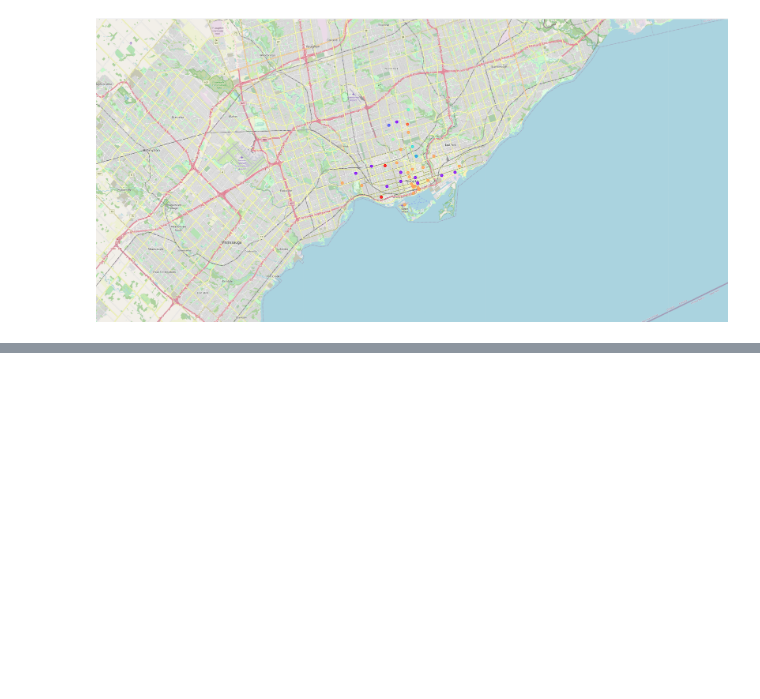
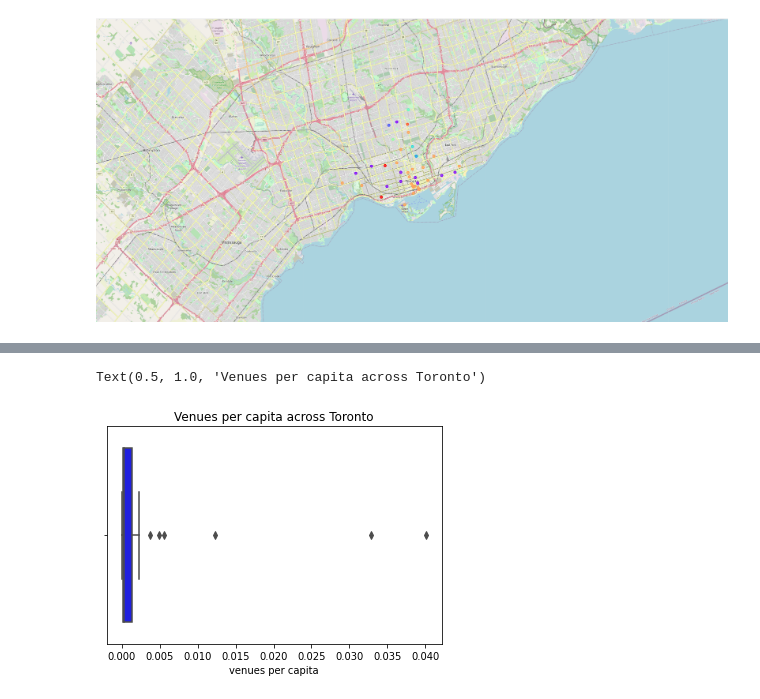
Before and after one commit to salahgaffar/Coursera_Capstone, a Jupyter notebook: Assignment_2.2.ipynb, the cells around one changed output, grey strips where cells are left out. Cells and saved outputs as stored; diff of their text form; code cells hidden in the pictures; blank space fills up the shorter version.

```diff
--- a/Assignment_2.2.ipynb
+++ b/Assignment_2.2.ipynb
@@ -712,0 +800,8 @@ map_clusters
+# %%
+sns.boxplot(x="venues per capita", data=toronto_full_info, color="blue")
+
+plt.xlabel('venues per capita')
+plt.title('Venues per capita across Toronto')
+# %% [output]
+Text(0.5, 1.0, 'Venues per capita across Toronto')
+[figure, added]
```
Also changed, not shown: parts of 19 cells of this notebook.
